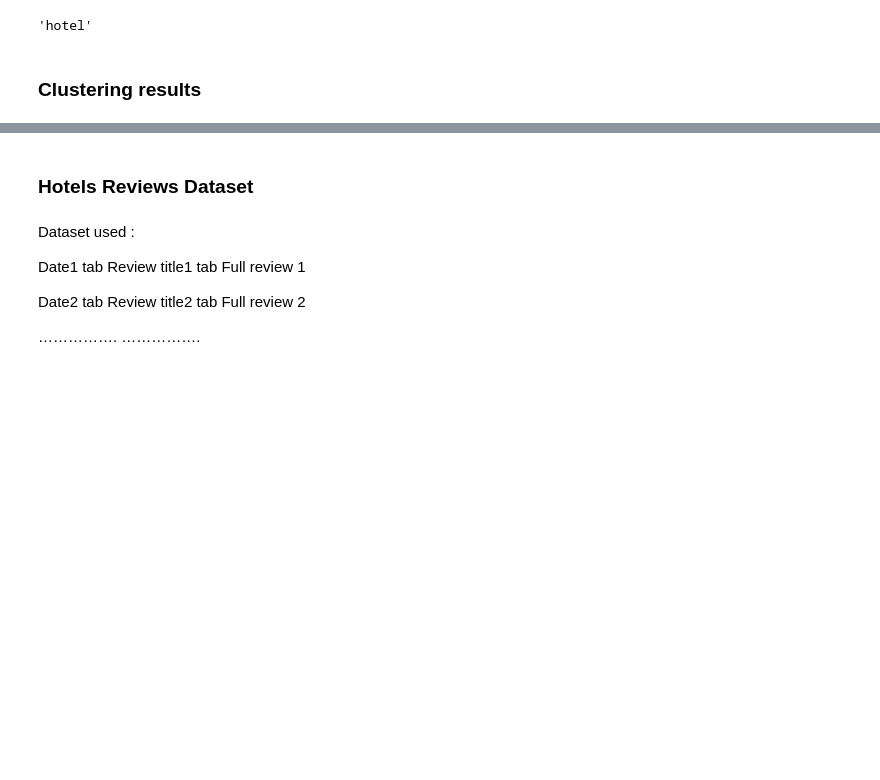
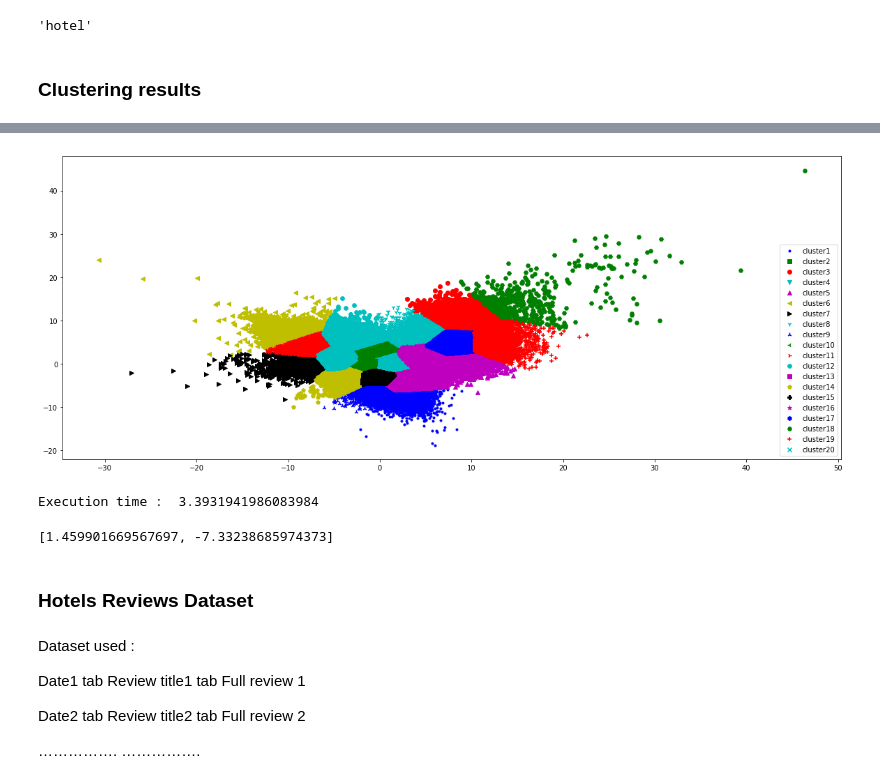
Before and after one commit to zelkhama/Minotour-enhancing-project, a Jupyter notebook: NLU Project .ipynb, the cells around one changed output, grey strips where cells are left out. Saved outputs shown, nothing was run; the diff lists cells and outputs as text; code cells hidden in the pictures; blank space fills up the shorter version.

```diff
--- a/NLU Project .ipynb
+++ b/NLU Project .ipynb
@@ -337,0 +764,16 @@ for i, word in enumerate(words):
+# %%
+import time
+start_time = time.time()
+markers = [".",",","o","v","^","<",">","1","2","3","4","8","s","p","P","*","h","H","+","x"]
+colors = ["b","g","r","c","m","y","k","w","b","g","r","c","m","y","k","w","b","g","r","c"]
+import pylab as pl
+i=0
+for word in words :
+    for cluster in range(NUM_CLUSTERS) :
+        if dict_clusters_pca[word] == cluster:
+             c1 = pl.scatter(pca_2d[i,0],pca_2d[i,1],c=colors[cluster],marker=markers[cluster])
+
+    i+=1
+
+pl.show()
+print("Execution time : ", time.time() - start_time)
@@ -338,3 +784,26 @@ for i, word in enumerate(words):
+# %%
+import pylab as plt
+import time
+names_legend = []
+figure = plt.figure(figsize=(20,8))
+start_time = time.time()
+markers = [".",",","o","v","^","<",">","1","2","3","4","8","s","p","P","*","h","H","+","x"]
+colors = ["b","g","r","c","m","y","k","c","b","g","r","c","m","y","k","m","b","g","r","c"]
+for cluster in range(NUM_CLUSTERS) :
+    c = plt.scatter(clusters_vects_1D[cluster],clusters_vects_2D[cluster],c=colors[cluster],marker=markers[cluster])
+    names_legend.append("cluster"+str(cluster+1))
+
+pl.legend([x for x in names_legend])
+
+pl.show()
+print("Execution time : ", time.time() - start_time)
+# %% [output]
+[figure, added]
+Execution time :  3.3931941986083984
+# %%
+clusters_vects[0][:][0]
+# %% [output]
+[1.459901669567697, -7.33238685974373]
 # %% [markdown]
 ### Hotels Reviews Dataset
 # %%
```
Also changed, not shown: parts of 68 cells of this notebook.
